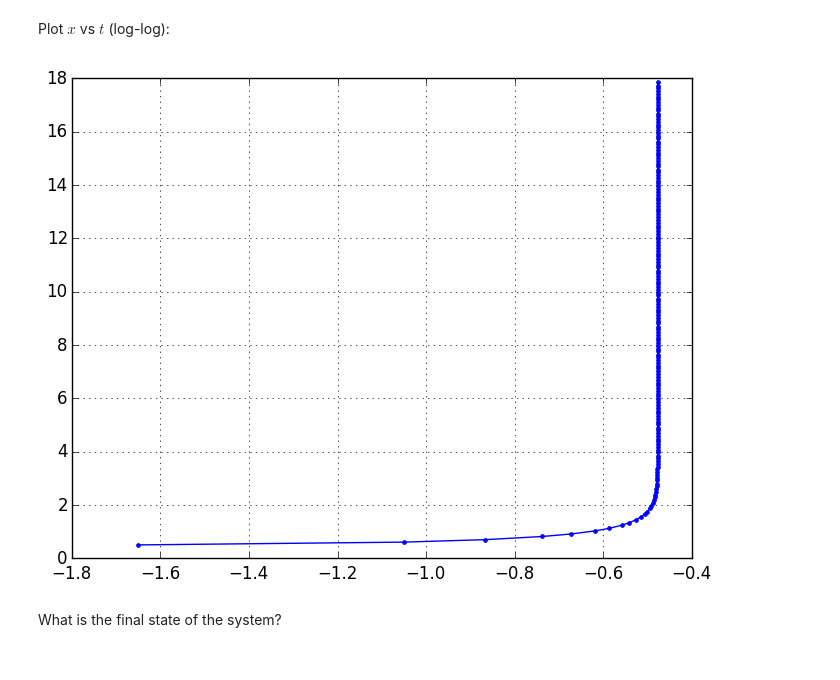
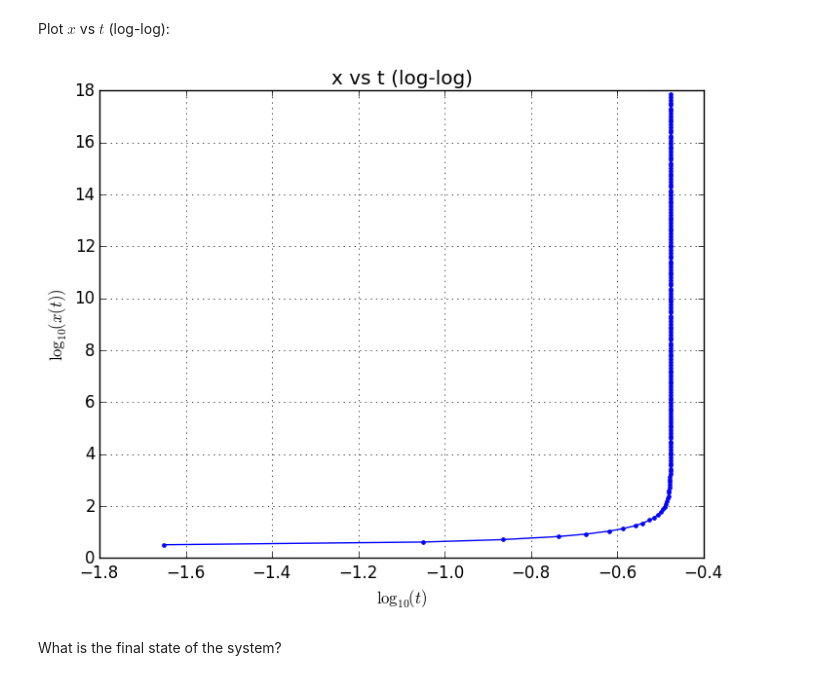
Before and after one commit to PerezHz/TaylorIntegration.jl, a Jupyter notebook: examples/x-dot-equals-x-squared.ipynb, the cells around one changed output. Cells and saved outputs as stored; diff of their text form; code cells hidden in the pictures.

```diff
--- a/examples/x-dot-equals-x-squared.ipynb
+++ b/examples/x-dot-equals-x-squared.ipynb
@@ -52,10 +52,14 @@ Warning: dt < minstep.  Stopping.
 # %% [markdown]
 Plot $x$ vs $t$ (log-log):
 # %%
+title("x vs t (log-log)")
+xlabel(L"\log_{10}(t)")
+ylabel(L"\log_{10}(x(t))")
+
 grid(true)
 plot(log10(tRK[2:end]), log10(xRK[2:end]), ".-");
 # %% [output]
-[figure, old version]
+[figure, new version]
 # %% [markdown]
 What is the final state of the system?
 # %%
```
Also changed, not shown: parts of 20 cells of this notebook.
